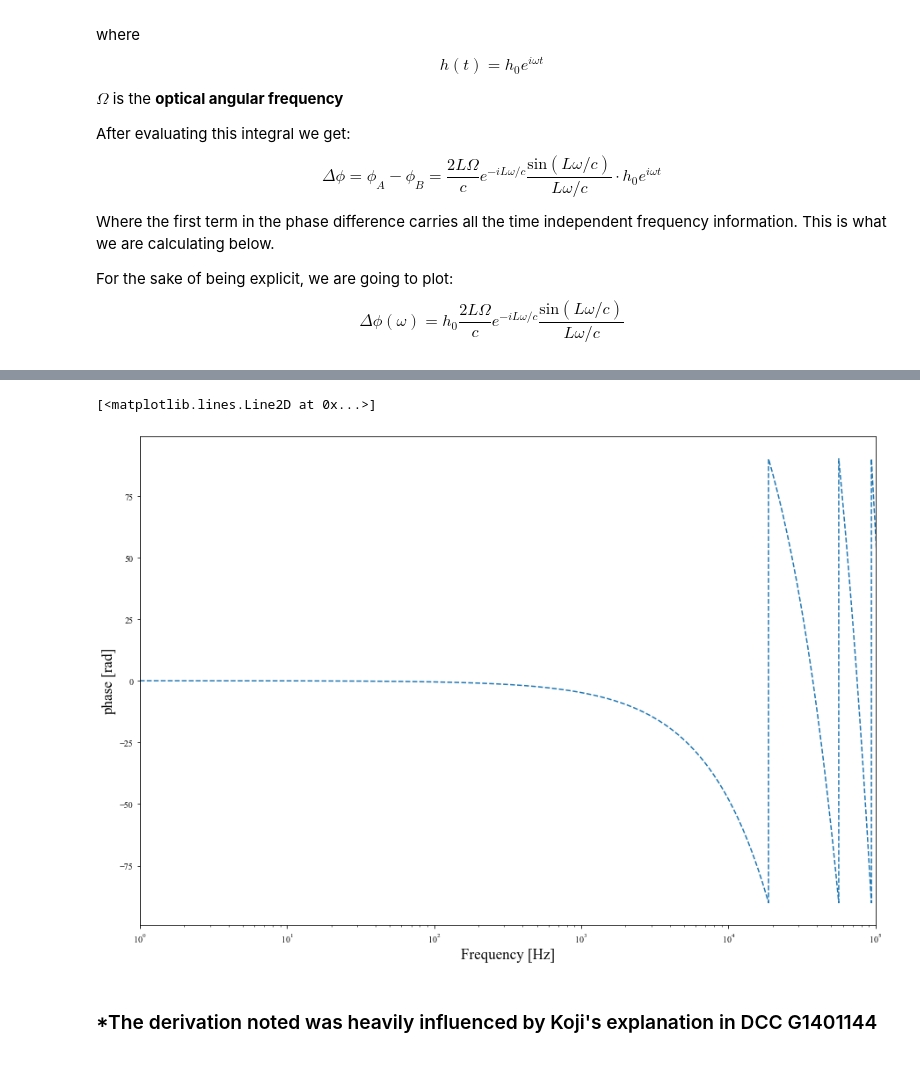
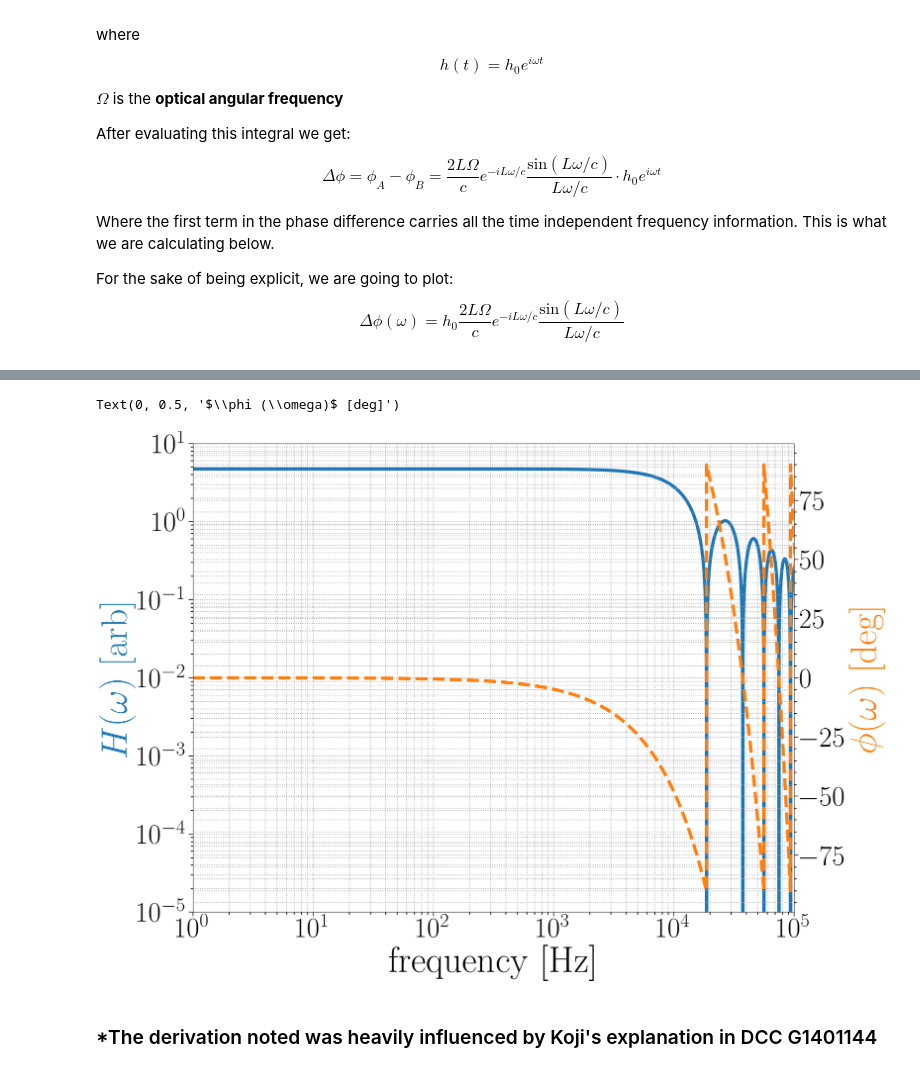
Before and after one commit to dancvan/dissertation, a Jupyter notebook: code/mich_fr.ipynb, the cells around one changed output, grey strips where cells are left out. Drawn from its saved outputs; the diff is of its cells as text; code cells hidden in the pictures.

Commit message:
Adding formatting tools for full page figures and subfigures

```diff
--- a/code/mich_fr.ipynb
+++ b/code/mich_fr.ipynb
@@ -6,9 +6,9 @@ import matplotlib.pyplot as plt
 import os
 #import diss as diss
 %matplotlib inline
-plt_style_dir = '/../../../../my_python/matplotlib/stylelib/'
+plt_style_dir = '../../../my_python/matplotlib/stylelib/'
 if os.path.isdir(plt_style_dir) == True:
-    plt.style.use(plt_style_dir + 'ppt2latex')
+    plt.style.use(plt_style_dir + 'ppt2latexsubfig')
 plt.rcParams["font.family"] = "Times New Roman"
 # %%
 # Some parameters
@@ -70,11 +60,18 @@ Text(0, 0.5, '$\\Delta \\phi (\\omega)$ [rad]')
-# %%
-plt.figure(figsize=(15,10.22))
-plt.xlim([1,100000])
-plt.ylabel('phase [rad]', fontsize=17)
-plt.xlabel('Frequency [Hz]', fontsize=17)
-plt.semilogx(w,(180/np.pi)*np.arctan(np.imag(H)/np.real(H)), '--')
-# %% [output]
-[<matplotlib.lines.Line2D at 0x...>]
-[figure, removed]
+# %%
+fig, ax1 = plt.subplots()
+ax1.set_xlabel('frequency [Hz]')
+ax1.set_ylabel('$H(\omega)$ [arb]', color='C0')
+#ax1.plot(w/(FSR), F_w_cc_modsq*100)
+ax1.loglog(w,np.abs(np.real(H)),linewidth=7.5, color='C0')
+plt.ylim([10e-6, 10e0])
+ax2 = ax1.twinx()
+#ax2.plot(w/(FSR), (180/np.pi)*np.arctan(F_w_cc.imag/F_w_cc.real), '--')
+ax2.semilogx(w,(180/np.pi)*np.arctan(np.imag(H)/np.real(H)), '--', linewidth=7.5,color='C1')
+#plt.xlabel('frequency [FSR]')
+plt.xlim([1,1e5])
+plt.ylabel('$\phi (\omega)$ [deg]', color='C1')
+# %% [output]
+Text(0, 0.5, '$\\phi (\\omega)$ [deg]')
+[figure, added]
 # %% [markdown]
 ### *The derivation noted was heavily influenced by Koji's explanation in DCC G1401144
```
Also changed, not shown: parts of 1 cell of this notebook, 4 other files.
